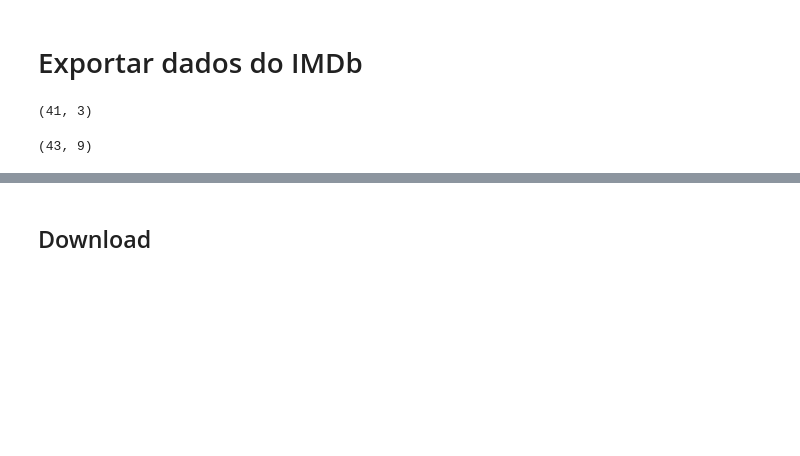
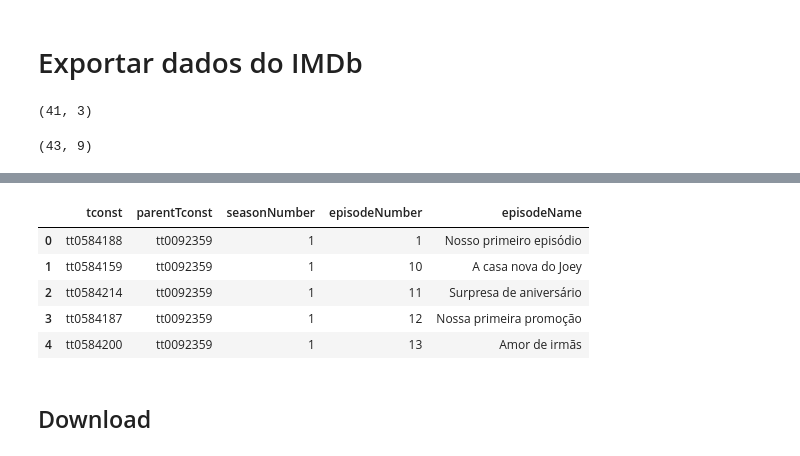
Before and after one commit to vichShir/netflix-analysis, a Jupyter notebook: notebooks/Netflix_Analysis.ipynb, the cells around one changed output, grey strips where cells are left out. Drawn from its saved outputs; the diff is of its cells as text; code cells hidden in the pictures; blank space fills up the shorter version.

Commit message:
Melhorado: apenas os episódios assistidos em IMDbEpisode

```diff
--- a/notebooks/Netflix_Analysis.ipynb
+++ b/notebooks/Netflix_Analysis.ipynb
@@ -841,4 +855,9 @@ imdb_basics.shape
+# %%
+# Get the unique values
+only_episode_ids = set(episodeIds)
+# Remove nan from set (nan != nan)
+only_episode_ids = {x for x in only_episode_ids if x==x}
 # %%
-imdb_episode = spark.sql(f"SELECT * FROM episode_df WHERE parentTconst IN {tuple(title_ids)}").toPandas()
+imdb_episode = spark.sql(f"SELECT * FROM episode_df WHERE tconst IN {tuple(only_episode_ids)}").toPandas()
 imdb_episode.shape
 # %% [output]
@@ -845,0 +865,4 @@ imdb_episode.shape
+# %%
+# Order columns
+imdb_episode = imdb_episode.sort_values(by=['parentTconst', 'seasonNumber', 'episodeNumber']).reset_index(drop=True)
+imdb_episode.head()
@@ -846,3 +876,22 @@ imdb_episode.shape
+# %%
+only_episode_ids = list(only_episode_ids)
+def categorise_episode_name(row):
+  for i in range(len(only_episode_ids)):
+    if(row['tconst'] == only_episode_ids[i]):
+      episodeId = only_episode_ids[i]
+      return netflix_df[netflix_df['episodeId'] == episodeId]['Episode'].iloc[0]
+  return np.nan
+# %%
+# Add episodeName column
+imdb_episode['episodeName'] = imdb_episode.apply(lambda row: categorise_episode_name(row), axis=1)
+imdb_episode.head()
+# %% [output]
+|  | tconst | parentTconst | seasonNumber | episodeNumber | episodeName |
+| 0 | tt0584188 | tt0092359 | 1 | 1 | Nosso primeiro episódio |
+| 1 | tt0584159 | tt0092359 | 1 | 10 | A casa nova do Joey |
+| 2 | tt0584214 | tt0092359 | 1 | 11 | Surpresa de aniversário |
+| 3 | tt0584187 | tt0092359 | 1 | 12 | Nossa primeira promoção |
+| 4 | tt0584200 | tt0092359 | 1 | 13 | Amor de irmãs |
 # %% [markdown]
 ## Download
 # %%
```
Also changed, not shown: parts of 7 cells of this notebook, 1 other file.
